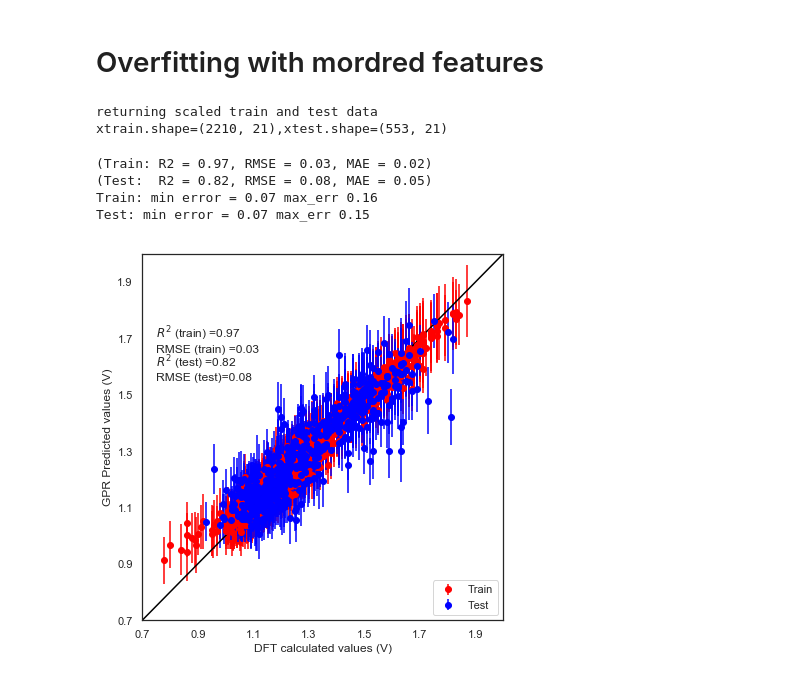
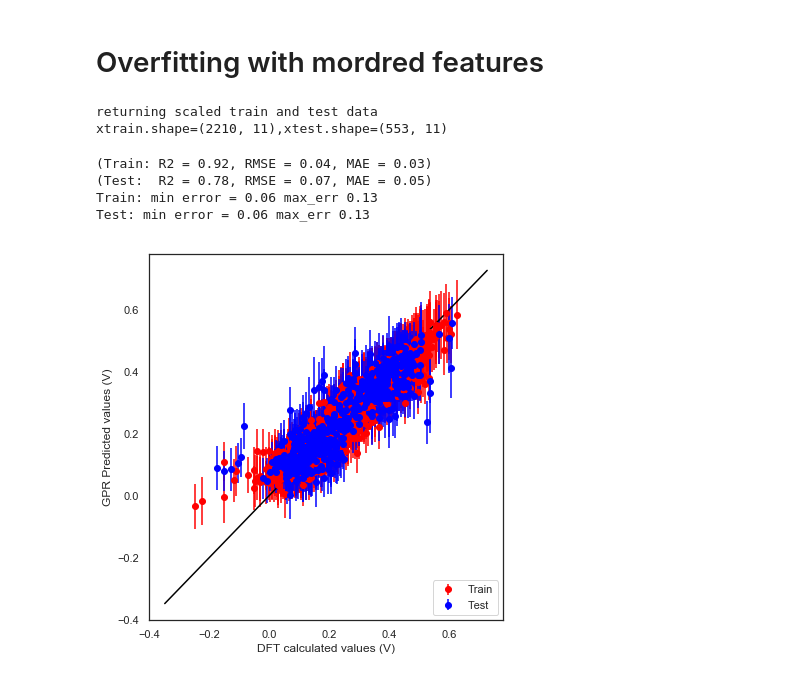
Before and after one commit to akashjn/Machine_Learning_Chemistry, a Jupyter notebook: Reduction Potential/Exploring_Effect_of_Feature_Number_with_outliers_2700mols_mordred.ipynb, the cells around one changed output. Drawn from its saved outputs; the diff is of its cells as text; code cells hidden in the pictures.

```diff
--- a/Reduction Potential/Exploring_Effect_of_Feature_Number_with_outliers_2700mols_mordred.ipynb
+++ b/Reduction Potential/Exploring_Effect_of_Feature_Number_with_outliers_2700mols_mordred.ipynb
@@ -479,5 +479,5 @@ def substruct_in_smi(mol_smi_str,pat_smi_str):
 # %%
-# Xdata_btz_corr_scaffold_rings=pd.concat([Xdata_btz,df_ring,df_ringh,df_ringD,df_class],axis=1)
+Xdata_btz_corr_scaffold_rings=pd.concat([Xdata_btz,df_ringD,df_class],axis=1)
 # # Xdata_btz_uncorr_clean_scaffold_rings
 # %%
 # Xdata_btz_corr_scaffold_rings.shape
@@ -491,7 +491,8 @@ def substruct_in_smi(mol_smi_str,pat_smi_str):
 # %% [markdown]
 # Drop columns with identical values
 # %%
-Xdata_btz_clean=Xdata_btz.loc[:,Xdata_btz.nunique()>1]
+# Xdata_btz_clean=Xdata_btz.loc[:,Xdata_btz.nunique()>1]
+Xdata_btz_clean=Xdata_btz_corr_scaffold_rings.loc[:,Xdata_btz_corr_scaffold_rings.nunique()>1]
 # %%
 Xdata_btz_clean.shape
 # %% [output]
@@ -512,6 +513,6 @@ def remove_corr_features(Xdata,corr_cutoff = 0.75):
     print(f"Remaining features %d" %(Xdata.shape[1]))
     return Xdata
 # %%
-Xdata_btz_uncorr=remove_corr_features(Xdata=Xdata_btz_clean, corr_cutoff=0.6)
+Xdata_btz_uncorr=remove_corr_features(Xdata=Xdata_btz_clean, corr_cutoff=0.62)
 print(Xdata_btz_uncorr.shape)
 # %% [output]
@@ -775,24 +776,24 @@ def plot_Ered_gpr(y_true_train,y_pred_train,y_true_test,y_pred_test,y_pred_err_t
         if err_bar*(y_pred_err_test is not None):
             plt.errorbar(y_true_test,y_pred_test,yerr=y_pred_err_test,color="blue",fmt='o',label="Test")
 
-        plt.plot([y_true_train.min()-0.3,y_true_train.max()+0.3],[y_true_train.min()-0.3,y_true_train.max()+0.3],color='black')
+        plt.plot([y_true_train.min()-0.1,y_true_train.max()+0.1],[y_true_train.min()-0.1,y_true_train.max()+0.1],color='black')
 
         string="$R^2$ (train) ="+str(r2_train)
-        plt.text(0.75,1.7,string)
+        # plt.text(0.75,1.7,string)
         string="RMSE (train) ="+str(rmse_train)
-        plt.text(0.75,1.65,string)
+        # plt.text(0.75,1.65,string)
 
         string="$R^2$ (test) ="+str(r2_test)
-        plt.text(0.75,1.60,string)
+        # plt.text(0.75,1.60,string)
         string="RMSE (test)="+str(rmse_test)
-        plt.text(0.75,1.55,string)
+        # plt.text(0.75,1.55,string)
         plt.xlabel('DFT calculated values (V)')
         plt.ylabel('GPR Predicted values (V)')
-        plt.xlim([0.7,2])
-        plt.ylim([0.7,2])
-        plt.yticks(np.arange(0.7,2,0.2))
+        # plt.xlim([0.7,2])
+        # plt.ylim([0.7,2])
+        # plt.yticks(np.arange(0.7,2,0.2))
 
-        plt.xticks(np.arange(0.7,2,0.2))
+        # plt.xticks(np.arange(0.7,2,0.2))
         plt.legend(loc='lower right') #best
         plt.tight_layout()
         print("Train: min error =", round(y_pred_err_train.min(),2),"max_err", round(y_pred_err_train.max(),2))
@@ -967,16 +969,17 @@ plt.show()
 # Overfitting with mordred features
 # %%
 X=Xdata_btz_uncorr
-y=ERed_data["Ered(V)"]
-y_test,ypred_test,yerr_test,y_train, ypred_train, yerr_train=gpr_one_pca_pytorch(X=X,y=y,train_by_test=0.8,nPC=21)
+y=ERed_data["logEred"]
+y_test,ypred_test,yerr_test,y_train, ypred_train, yerr_train=gpr_one_pca_pytorch(X=X,y=y,train_by_test=0.8,nPC=11)
+
 plot_Ered_gpr(y_true_train=y_train,y_pred_train=ypred_train,y_true_test=y_test,y_pred_test=ypred_test,y_pred_err_train=yerr_train,y_pred_err_test=yerr_test,err_bar=True,showfig=True,savefig=False,data=False)
 # %% [output]
 returning scaled train and test data
-xtrain.shape=(2210, 21),xtest.shape=(553, 21)
+xtrain.shape=(2210, 11),xtest.shape=(553, 11)
-(Train: R2 = 0.97, RMSE = 0.03, MAE = 0.02)
-(Test:  R2 = 0.82, RMSE = 0.08, MAE = 0.05)
-Train: min error = 0.07 max_err 0.16
-Test: min error = 0.07 max_err 0.15
+(Train: R2 = 0.92, RMSE = 0.04, MAE = 0.03)
+(Test:  R2 = 0.78, RMSE = 0.07, MAE = 0.05)
+Train: min error = 0.06 max_err 0.13
+Test: min error = 0.06 max_err 0.13
-[figure, old version]
+[figure, new version]
 # %%
 X=Xdata_btz_uncorr
```
Also changed, not shown: parts of 43 cells of this notebook.
